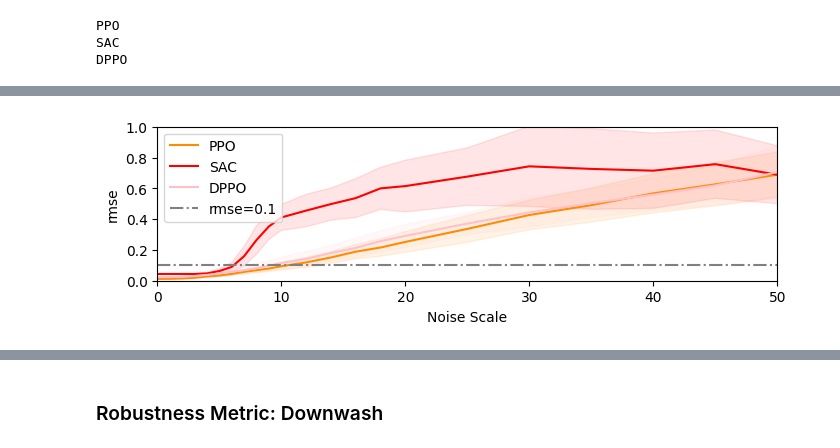
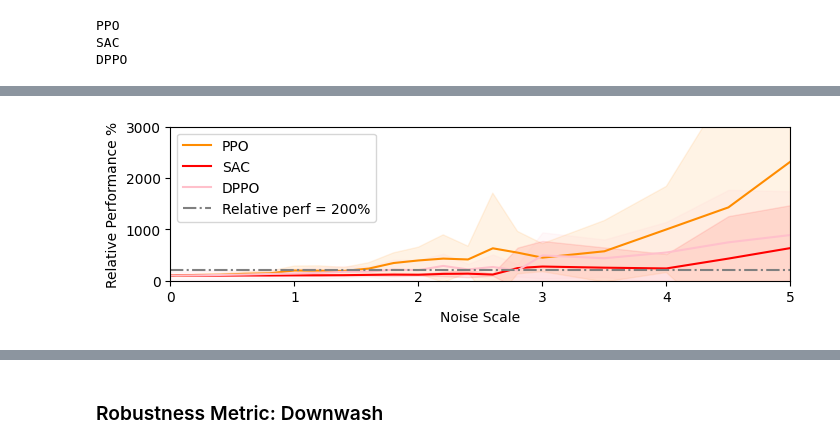
Before and after one commit to middleyuan/safe-control-gym, a Jupyter notebook: examples/rl/data_analysis.ipynb, the cells around one changed output, grey strips where cells are left out. Drawn from its saved outputs; the diff is of its cells as text; code cells hidden in the pictures.

```diff
--- a/examples/rl/data_analysis.ipynb
+++ b/examples/rl/data_analysis.ipynb
@@ -69,10 +90,9 @@ data_paths = {
 # %% [markdown]
 ### Convergence plot
 # %%
-perf_data = {}
+perf_data = defaultdict(lambda: defaultdict())
 for method in data_paths.keys():
     print(method)
-    perf_data.update({method: {}})
     temp = [x for x in os.listdir(data_paths[method])]
     for sd in os.listdir(data_paths[method]):
         seed = sd[4]
@@ -82,7 +102,6 @@ for method in data_paths.keys():
         # xk, x, ck, c = load_from_log_file(data_paths[method] + str(seed) + "/logs/stat_eval/constraint_violation.log")
         xk, x, yk, m = load_from_log_file(data_paths[method] +"/"+sd+ "/logs/stat_eval/rmse.log")
         xk, x, yk, n = load_from_log_file(data_paths[method] +"/"+sd+ "/logs/stat_eval/rmse_std.log")
-        # perf_data[method].update({"x": x, "y": y, "z": z, "x1": x1, "y1": y1, "z1": z1})
         perf_data[method].update({int(seed): {"data": x, "ep_return": y, "ep_return_std": z, "rmse": m, "rmse_std": n, "ep_length": l}})
 # %% [output]
 PPO
@@ -225,7 +196,7 @@ Performance of DPPO is 0.023638389603038247 +/- 0.01805515731408965
 # %%
 episode_len_list = [9, 10, 11, 12, 13, 14, 15]
 episode_len_list2 = [4.5, 5, 5.5, 6, 6.5, 7, 7.5]
-transfer_metric = {}
+transfer_metric = defaultdict(lambda: {'rmse': [], 'rmse_std': [], 'success': []})
 for method in data_paths.keys():
     print(method)
     transfer_metric.update({method: {'rmse': [], 'rmse_std': []}})
@@ -609,0 +479,12 @@ Text(0, 0.5, 'Relative Performance %')
+# %%
+metric = defaultdict(lambda: defaultdict(lambda: {'rmse': [], 'rmse_std': [], 'success': []}))
+noise_scale = [0, 0.01, 0.02, 0.05, 0.1, 0.2, 0.4, 0.6, 0.8, 1.0, 1.2, 1.4, 1.6, 1.8, 2.0, 2.2, 2.4, 2.6, 2.8, 3.0, 3.5, 4.0, 4.5, 5.0]
+for method in data_paths.keys():
+    print(method)
+    for seed in seeds:
+        for ns in noise_scale:
+            path = data_paths[method] + "/seed"+ str(seed) +"_*/robust_metric_pm_"+str(ns)+".npy"
+            file_path = glob.glob(path)
+            temp = np.load(file_path[0], allow_pickle=True).item()
+            metric[method][ns]['rmse'].append(temp['rmse'])
+            metric[method][ns]['rmse_std'].append(temp['rmse_std'])
@@ -610,62 +495,42 @@ Text(0, 0.5, 'Relative Performance %')
 # %%
+threshold = 200
+
 fig = plt.figure(figsize=(8, 2))
 for method in metric.keys():
     print(method)
-    temp, temp_std1, temp_std2 = [], [], []
-    traj_success_till = 200
-    count = 0
+    temp, tempstd, temp_std1, temp_std2 = [], [], [], []
+    traj_success_till, perf0 = 200, None
     for k, ns in enumerate(noise_scale):
         data = np.array(metric[method][ns]['rmse'])
         temp.append(data.mean())
+        tempstd.append(data.std())
         temp_std1.append(data.mean() - 1*data.std())
         temp_std2.append(data.mean() + 1*data.std())
-        # print(all(metric[method][ns]['success']))
-        if not all(metric[method][ns]['success']) and traj_success_till > ns:
+        if perf0 is None:
+            perf0 = data.mean()
+        if data.mean()*100/perf0 > threshold and traj_success_till > ns:
             traj_success_till = ns
-            count = k
+
     temp = np.array(temp)
+    tempstd = np.array(tempstd)
     temp_std1, temp_std2 = np.array(temp_std1), np.array(temp_std2)
-    print(traj_success_till)
+    print(f"Robustness for {method} is {traj_success_till}")
 
+    plt.plot(noise_scale, temp*100/temp[0], color=plot_colors[method], label=method)
+    plt.fill_between(noise_scale, temp_std1*100/temp[0], temp_std2*100/temp[0], color=plot_colors[method], alpha=0.1)
+    # plt.fill_between([traj_success_till, 100], [1, 1], color='r', alpha=0.25, label=method)
 
-    #plt.plot(noise_scale[:count+1], temp[:count+1]*100/temp[0], color=plot_colors[method], label=method)
-    #plt.axvline(x=traj_success_till, linestyle='-.', linewidth=0.5, color=plot_colors[method])
-    #plt.plot(noise_scale[count:], temp[count:]*100/temp[0], color=plot_colors[method], linestyle='--')
-    print(noise_scale)
-    print(temp*100/temp[0])
-    ddd = 1 #00/temp[0]
-    plt.plot(noise_scale, temp*ddd, color=plot_colors[method], label=method)
-    plt.fill_between(noise_scale,
-                     temp_std1*ddd,
-                     temp_std2*ddd, color=plot_colors[method], alpha=0.1)
-
-    #plt.fill_between([traj_success_till, 100], [1, 1], color='r', alpha=0.25, label=method)
-ddd= 1#100/gp_mpc_data['rmse_mean'][0]
-# plt.plot(noise_scale, gp_mpc_data['rmse_mean'][:13]*ddd, label='GP-MPC', color=plot_colors['GP-MPC'])
-# plt.fill_between(noise_scale,
-#                  (gp_mpc_data['rmse_mean'][:13]-gp_mpc_data['rmse_std'][:13])*ddd,
-#                  (gp_mpc_data['rmse_mean'][:13]+gp_mpc_data['rmse_std'][:13])*ddd,
-#                  color=plot_colors['GP-MPC'], alpha=0.1)
-
-#plt.plot(noise_scale, [200]*len(noise_scale), color='grey', linestyle='-.', label='Relative perf = 200%')
-plt.plot(noise_scale, [0.1]*len(noise_scale), color='grey', linestyle='-.', label='rmse=0.1')
-
-#plt.text(41, 2000, 'PPO \nearly stop')
-#plt.text(6, 1500, 'SAC \nearly stop')
-#plt.text(31, 1000, 'DPPO \nearly stop')
-
+plt.plot(noise_scale, [200]*len(noise_scale), color='grey', linestyle='-.', label='Relative perf = 200%')
+# plt.text(41, 2000, 'PPO \nearly stop')
+# plt.text(6, 1500, 'SAC \nearly stop')
+# plt.text(31, 1000, 'DPPO \nearly stop')
 
 plt.legend()
-#plt.ylim(0,3000)
-plt.ylim(0,1.0)
-plt.xlim(0,50)
-# plt.xscale("log")
-# plt.gca().invert_xaxis()
-# plt.yscale("log")
+plt.ylim(0,3000)
+plt.xlim(0,5)
 plt.xlabel("Noise Scale")
-# plt.ylabel("Relative Performance %")
-plt.ylabel("rmse")
-#plt.title("TD3 for Quadrotor 2D")
-#plt.savefig("robustness_ps_rl.pdf",bbox_inches="tight", pad_inches=0.1)
+plt.ylabel("Relative Performance %")
+# plt.title("TD3 for Quadrotor 2D")
+# plt.savefig("robustness_pm_rl.pdf",bbox_inches="tight", pad_inches=0.1)
 # %% [output]
 PPO
@@ -689 +543 @@ Text(0, 0.5, 'rmse')
-[figure, old version]
+[figure, new version]
```
Also changed, not shown: parts of 35 cells of this notebook, 7 other files.
